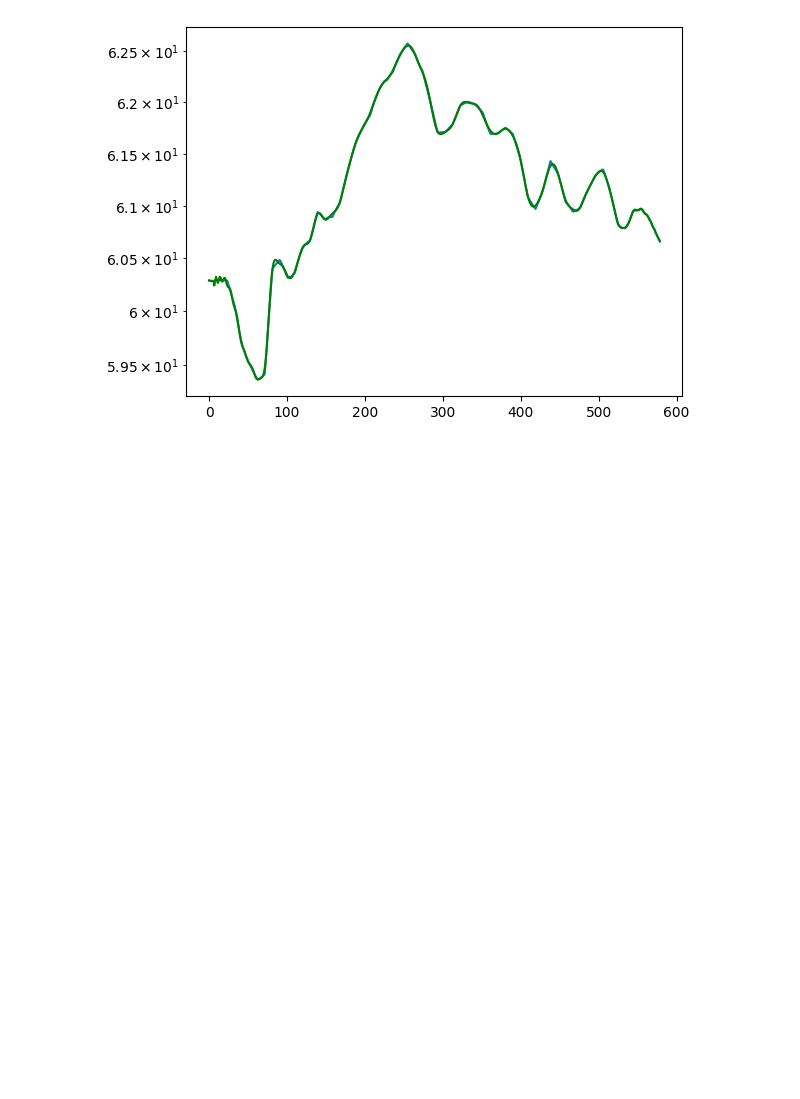
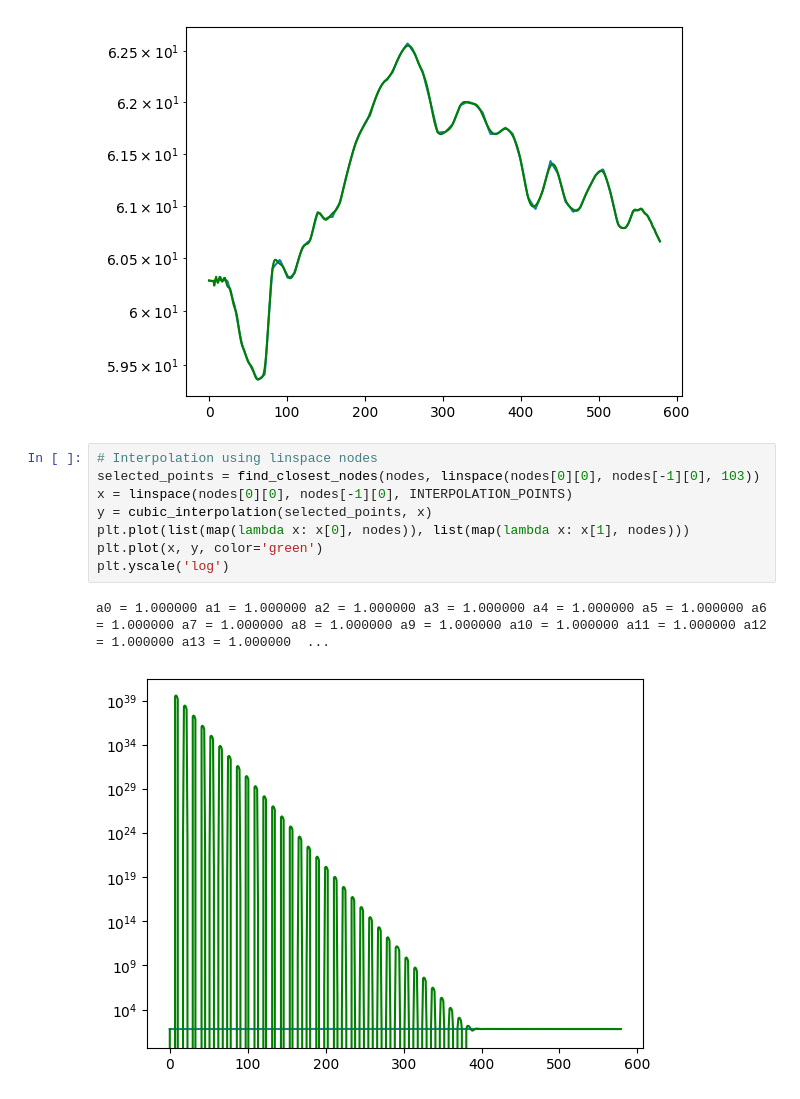
Before and after one commit to KanarekLife/NM, a Jupyter notebook: Project03/src/main.ipynb, the cells around one changed output. Drawn from its saved outputs; the diff is of its cells as text; blank space fills up the shorter version.

```diff
--- a/Project03/src/main.ipynb
+++ b/Project03/src/main.ipynb
@@ -26,3 +43,14 @@ plt.plot(x, y, color='green')
 plt.yscale('log')
 # %% [output]
 [figure]
+# %%
+# Interpolation using linspace nodes
+selected_points = find_closest_nodes(nodes, linspace(nodes[0][0], nodes[-1][0], 103))
+x = linspace(nodes[0][0], nodes[-1][0], INTERPOLATION_POINTS)
+y = cubic_interpolation(selected_points, x)
+plt.plot(list(map(lambda x: x[0], nodes)), list(map(lambda x: x[1], nodes)))
+plt.plot(x, y, color='green')
+plt.yscale('log')
+# %% [output]
+a0 = 1.000000 a1 = 1.000000 a2 = 1.000000 a3 = 1.000000 a4 = 1.000000 a5 = 1.000000 a6 = 1.000000 a7 = 1.000000 a8 = 1.000000 a9 = 1.000000 a10 = 1.000000 a11 = 1.000000 a12 = 1.000000 a13 = 1.000000  ...
+[figure, added]
```
Also changed, not shown: parts of 5 cells of this notebook, 2 other files.
